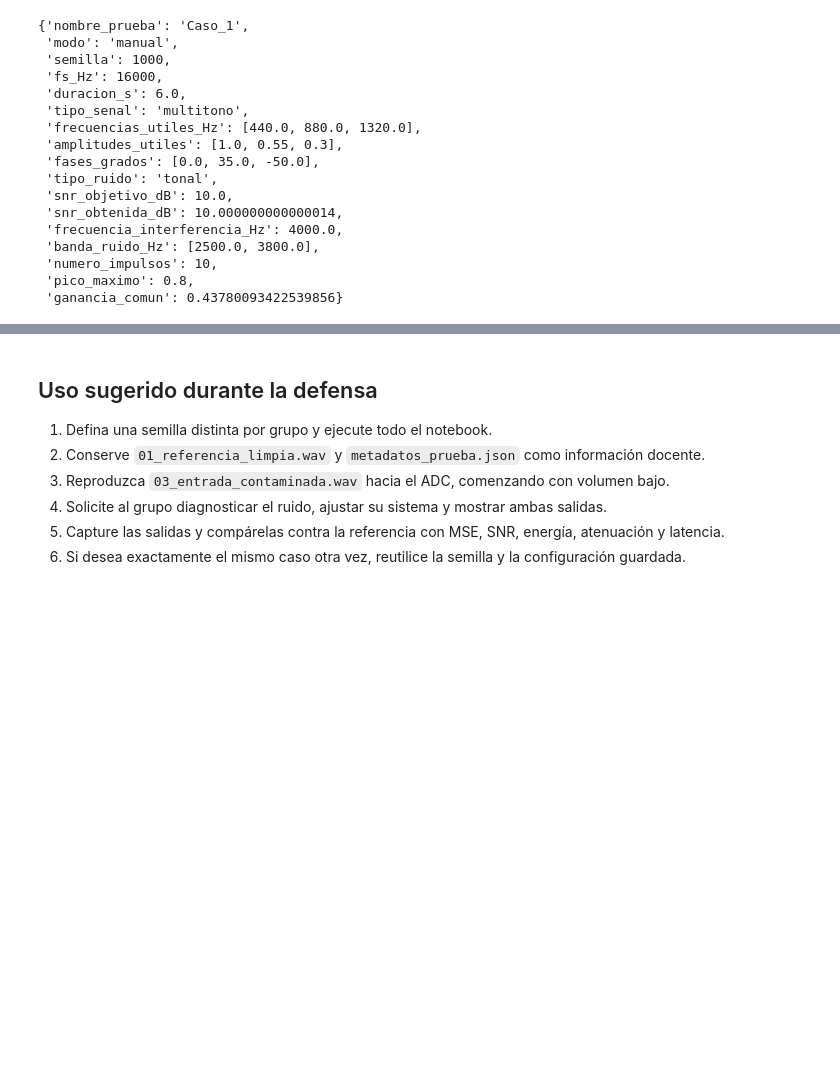
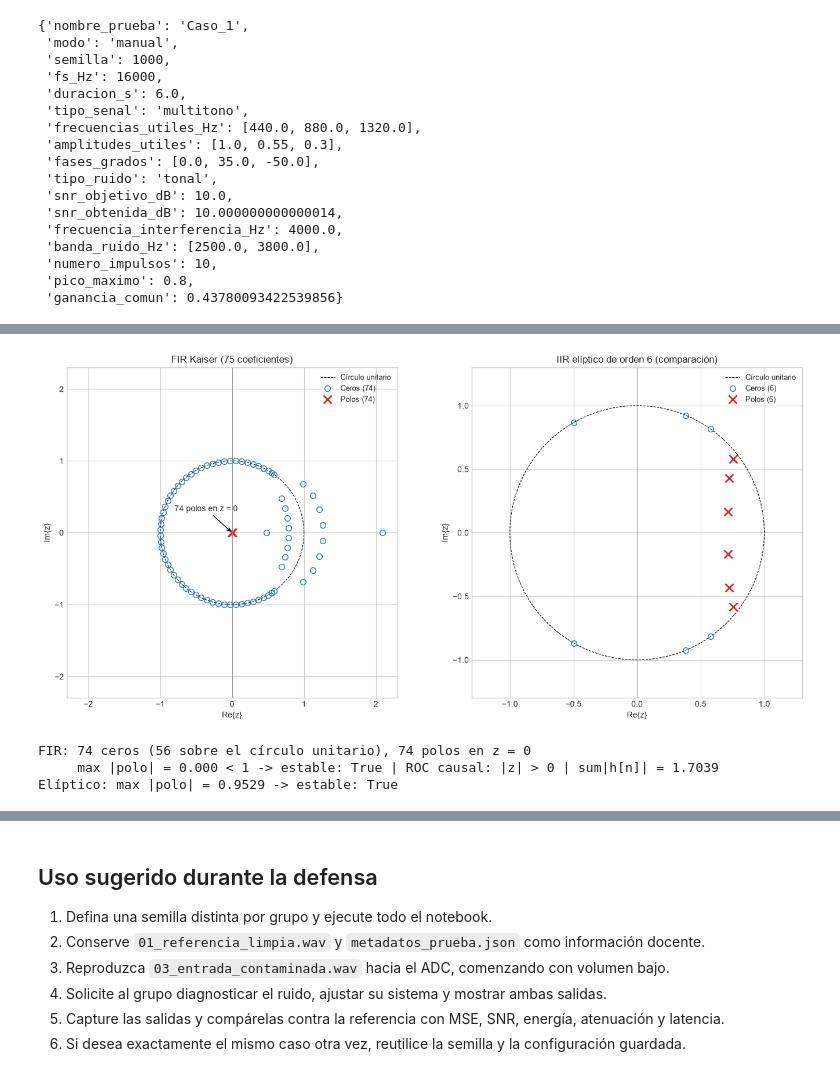
Before and after one commit to TamaraCM06/tcajiao_asm_2026_s2, a Jupyter notebook: proyecto_1_grupal/tarea1_grupo1/notebook.ipynb, the cells around one changed output, grey strips where cells are left out. Drawn from its saved outputs; the diff is of its cells as text; code cells hidden in the pictures; blank space fills up the shorter version.

Commit message:
feat(filtro-temporal): FIR Kaiser y análisis de la sección 2.3

```diff
--- a/proyecto_1_grupal/tarea1_grupo1/notebook.ipynb
+++ b/proyecto_1_grupal/tarea1_grupo1/notebook.ipynb
@@ -264,0 +310,12 @@ Muestras en: resultados/muestras/caso_1_muestras.csv | Figura en: resultados/fig
+# %%
+FS = 16_000
+F_PASO, F_RECHAZO = 1600.0, 2400.0
+RIZADO_MAX_DB, ATENUACION_MIN_DB = 0.1, 60.0
+CASO_DISENO = 'caso_2'
+
+print('Distribución de la energía del ruido respecto a las bandas del filtro:')
+print(f"{'caso':7} {'paso 0-1600 Hz':>15} {'transición':>11} {'rechazo ≥2400 Hz':>17}")
+for cfg in CASOS:
+    r = casos[cfg['id']]['noise']; E = np.sum(r**2)
+    pct = [100*ft.energia_en_banda(r, FS, lo, hi)/E for lo, hi in [(0, F_PASO), (F_PASO, F_RECHAZO), (F_RECHAZO, FS/2)]]
+    print(f"{cfg['id']:7} {pct[0]:14.4f}% {pct[1]:10.4f}% {pct[2]:16.4f}%")
@@ -264,0 +426,29 @@ Muestras en: resultados/muestras/caso_1_muestras.csv | Figura en: resultados/fig
+# %%
+ceros, polos = ft.polos_ceros(b_fir)
+b_e, a_e = signal.sos2tf(filtros_iir['Elíptico'])
+ceros_e, polos_e = ft.polos_ceros(b_e, a_e)
+
+fig, axs = plt.subplots(1, 2, figsize=(14, 6.5))
+for ax, z, p, titulo in [(axs[0], ceros, polos, f'FIR Kaiser ({N_COEF} coeficientes)'),
+                         (axs[1], ceros_e, polos_e, 'IIR elíptico de orden 6 (comparación)')]:
+    th = np.linspace(0, 2*np.pi, 400)
+    ax.plot(np.cos(th), np.sin(th), 'k--', lw=.8, label='Círculo unitario')
+    ax.plot(z.real, z.imag, 'o', mfc='none', ms=7, label=f'Ceros ({len(z)})')
+    ax.plot(p.real, p.imag, 'x', ms=10, mew=2, color='C3', label=f'Polos ({len(p)})')
+    ax.axhline(0, color='gray', lw=.5); ax.axvline(0, color='gray', lw=.5)
+    lim = max(1.3, 1.1*np.max(np.abs(np.concatenate([z, p]))))
+    ax.set(xlim=(-lim, lim), ylim=(-lim, lim), aspect='equal', xlabel='Re{z}', ylabel='Im{z}', title=titulo)
+    ax.legend(loc='upper right', fontsize=9)
+axs[0].annotate(f'{len(polos)} polos en z = 0', (0, 0), xytext=(-0.8, 0.3), arrowprops={'arrowstyle': '->'})
+fig.tight_layout(); fig.savefig(DIR_FIGURAS/'fir_polos_ceros.png'); plt.show()
+
+sobre_circulo = np.sum(np.abs(np.abs(ceros) - 1) < 1e-6)
+print(f'FIR: {len(ceros)} ceros ({sobre_circulo} sobre el círculo unitario), {len(polos)} polos en z = 0')
+print(f'     max |polo| = {np.max(np.abs(polos)):.3f} < 1 -> estable: {ft.es_estable(polos)} | '
+      f'ROC causal: |z| > 0 | sum|h[n]| = {np.abs(b_fir).sum():.4f}')
+print(f'Elíptico: max |polo| = {np.max(np.abs(polos_e)):.4f} -> estable: {ft.es_estable(polos_e)}')
+# %% [output]
+[figure, added]
+FIR: 74 ceros (56 sobre el círculo unitario), 74 polos en z = 0
+     max |polo| = 0.000 < 1 -> estable: True | ROC causal: |z| > 0 | sum|h[n]| = 1.7039
+Elíptico: max |polo| = 0.9529 -> estable: True
```
Also changed, not shown: parts of 21 cells of this notebook, 12 other files.
